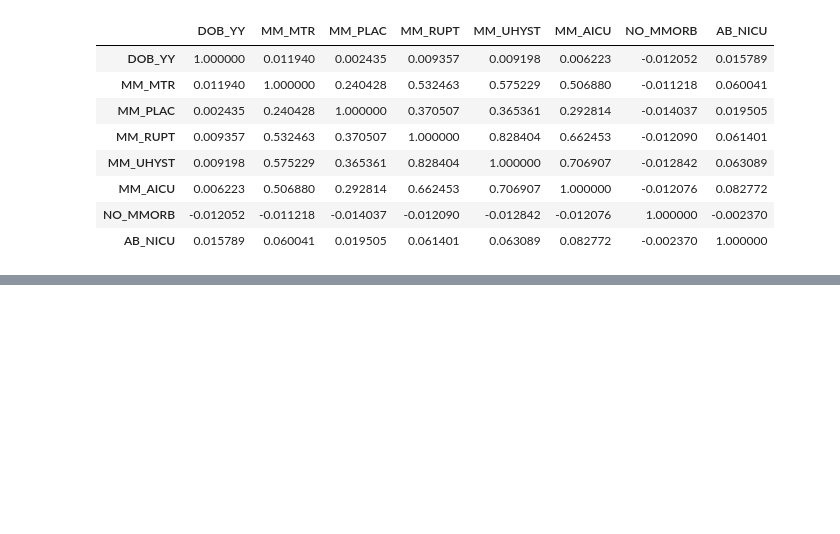
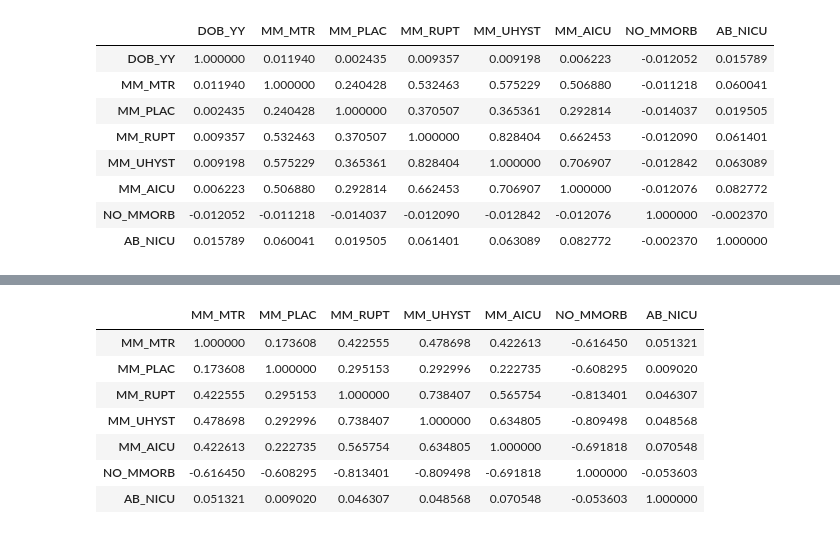
Before and after one commit to alickr/cdcnatality, a Jupyter notebook: analysis/categorical_feature_analysis.ipynb, the cells around one changed output, grey strips where cells are left out. Cells and saved outputs as stored; diff of their text form; code cells hidden in the pictures; blank space fills up the shorter version.

```diff
--- a/analysis/categorical_feature_analysis.ipynb
+++ b/analysis/categorical_feature_analysis.ipynb
@@ -90,3 +65,6 @@ df.corr()
 | MM_AICU | 0.006223 | 0.506880 | 0.292814 | 0.662453 | 0.706907 | 1.000000 | -0.012076 | 0.082772 |
 | NO_MMORB | -0.012052 | -0.011218 | -0.014037 | -0.012090 | -0.012842 | -0.012076 | 1.000000 | -0.002370 |
 | AB_NICU | 0.015789 | 0.060041 | 0.019505 | 0.061401 | 0.063089 | 0.082772 | -0.002370 | 1.000000 |
+# %%
+df_mat_18_1 = pd.read_csv("maternal_morbidity_18_1.csv", sep='\t')
+df_mat_18_1.tail()
@@ -92,0 +78,20 @@ df.corr()
+# %%
+df_mat_18_1['MM_MTR'] = pd.DataFrame(list(map(parseToInt, df_mat_18_1['MM_MTR'])))
+df_mat_18_1['MM_PLAC'] = pd.DataFrame(list(map(parseToInt, df_mat_18_1['MM_PLAC'])))
+df_mat_18_1['MM_RUPT'] = pd.DataFrame(list(map(parseToInt, df_mat_18_1['MM_RUPT'])))
+df_mat_18_1['MM_UHYST'] = pd.DataFrame(list(map(parseToInt, df_mat_18_1['MM_UHYST'])))
+df_mat_18_1['MM_AICU'] = pd.DataFrame(list(map(parseToInt, df_mat_18_1['MM_AICU'])))
+df_mat_18_1['AB_NICU'] = pd.DataFrame(list(map(parseToInt, df_mat_18_1['AB_NICU'])))
+# %%
+df_mat_18_1.drop("DOB_YY", axis = 1, inplace = True)
+# %%
+df_mat_18_1.corr()
+# %% [output]
+|  | MM_MTR | MM_PLAC | MM_RUPT | MM_UHYST | MM_AICU | NO_MMORB | AB_NICU |
+| MM_MTR | 1.000000 | 0.173608 | 0.422555 | 0.478698 | 0.422613 | -0.616450 | 0.051321 |
+| MM_PLAC | 0.173608 | 1.000000 | 0.295153 | 0.292996 | 0.222735 | -0.608295 | 0.009020 |
+| MM_RUPT | 0.422555 | 0.295153 | 1.000000 | 0.738407 | 0.565754 | -0.813401 | 0.046307 |
+| MM_UHYST | 0.478698 | 0.292996 | 0.738407 | 1.000000 | 0.634805 | -0.809498 | 0.048568 |
+| MM_AICU | 0.422613 | 0.222735 | 0.565754 | 0.634805 | 1.000000 | -0.691818 | 0.070548 |
+| NO_MMORB | -0.616450 | -0.608295 | -0.813401 | -0.809498 | -0.691818 | 1.000000 | -0.053603 |
+| AB_NICU | 0.051321 | 0.009020 | 0.046307 | 0.048568 | 0.070548 | -0.053603 | 1.000000 |
```
Also changed, not shown: parts of 20 cells of this notebook, 8 other files.
